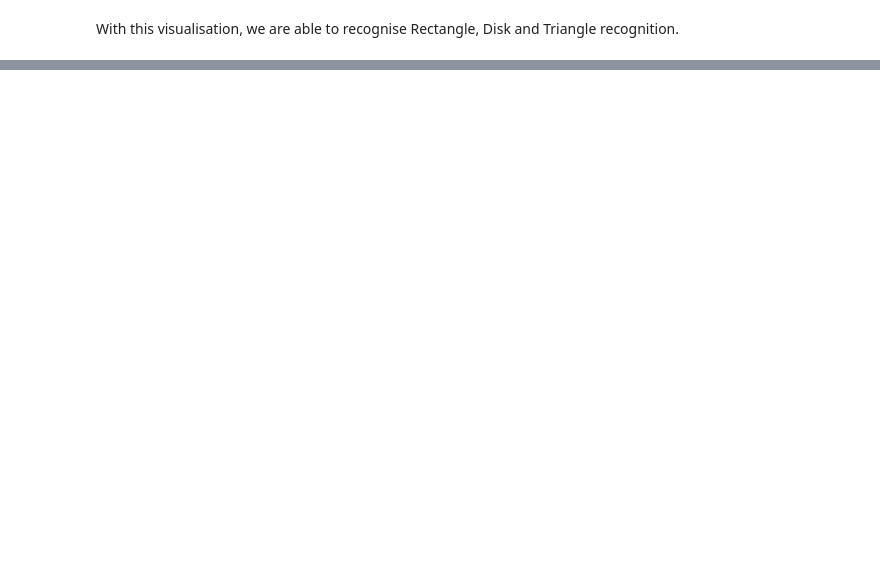
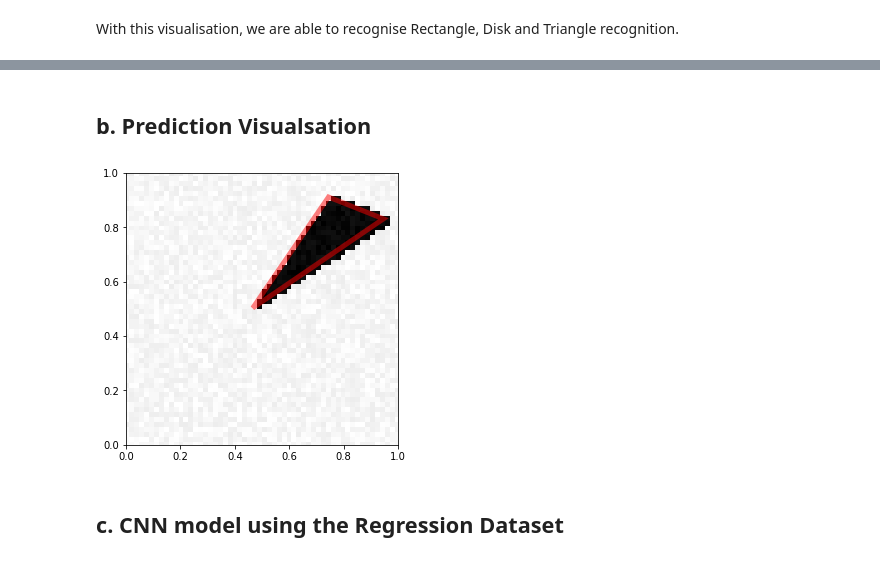
Before and after one commit to paulasquin/deep-learning-cs, a Jupyter notebook: Assignment1.ipynb, the cells around one changed output, grey strips where cells are left out. Saved outputs shown, nothing was run; the diff lists cells and outputs as text; code cells hidden in the pictures; blank space fills up the shorter version.

```diff
--- a/Assignment1.ipynb
+++ b/Assignment1.ipynb
@@ -247,0 +393,8 @@ With this visualisation, we are able to recognise Rectangle, Disk and Triangle r
+# %% [markdown]
+## b. Prediction Visualsation
+# %%
+visualize_prediction(X_train_raw3[0], Y_train_raw3[0])
+# %% [output]
+[figure, added]
+# %% [markdown]
+## c. CNN model using the Regression Dataset
```
Also changed, not shown: parts of 51 cells of this notebook.
